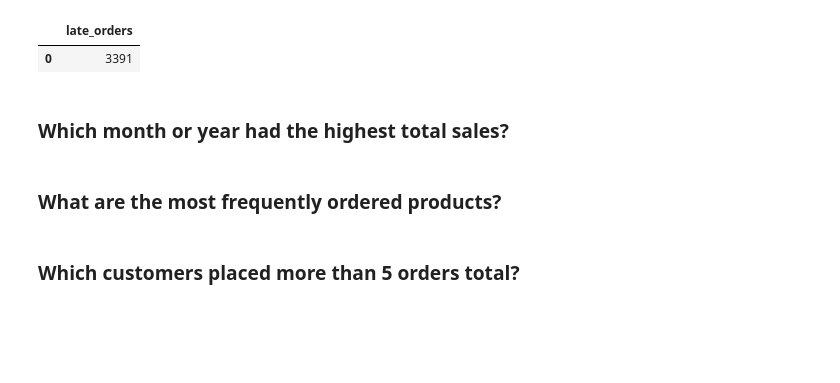
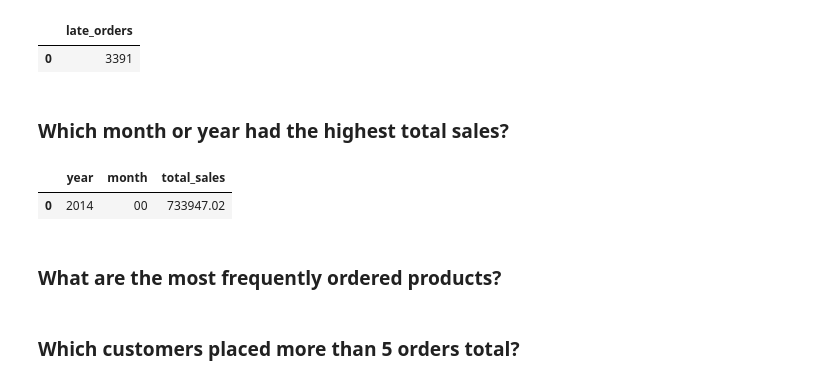
Before and after one commit to notepadnomad/DataAnalysisModule3, a Jupyter notebook: Week4/notebooks/superstore_sales_workflow.ipynb, the cells around one changed output. Cells and saved outputs as stored; diff of their text form; code cells hidden in the pictures; blank space fills up the shorter version.

```diff
--- a/Week4/notebooks/superstore_sales_workflow.ipynb
+++ b/Week4/notebooks/superstore_sales_workflow.ipynb
@@ -325,3 +321,20 @@ result7
+# %%
+query7 = """
+SELECT
+    STRFTIME('%Y', order_date) AS year,
+    STRFTIME('%M', order_date) AS month,
+    ROUND(SUM(od.Sales), 2) AS total_sales
+FROM orders o
+JOIN order_details od ON o.order_id = od.order_id
+GROUP BY year, month
+ORDER BY total_sales DESC
+LIMIT 1;
+"""
+result7 = pd.read_sql(query7, conn)
+result7
+# %% [output]
+|  | year | month | total_sales |
+| 0 | 2014 | 00 | 733947.02 |
 # %% [markdown]
 ### What are the most frequently ordered products?
 # %%
```
Also changed, not shown: parts of 1 cell of this notebook.
